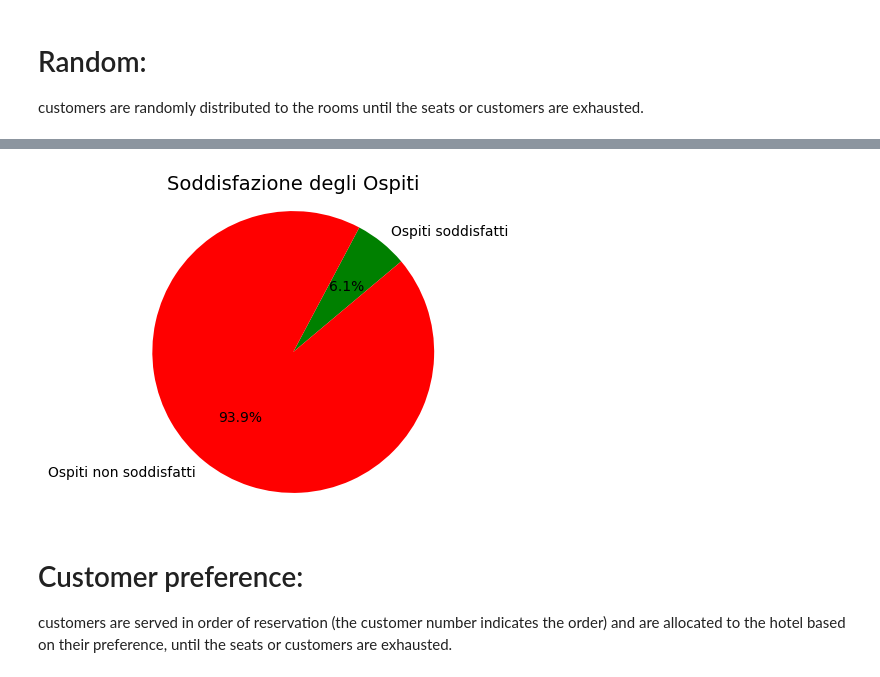
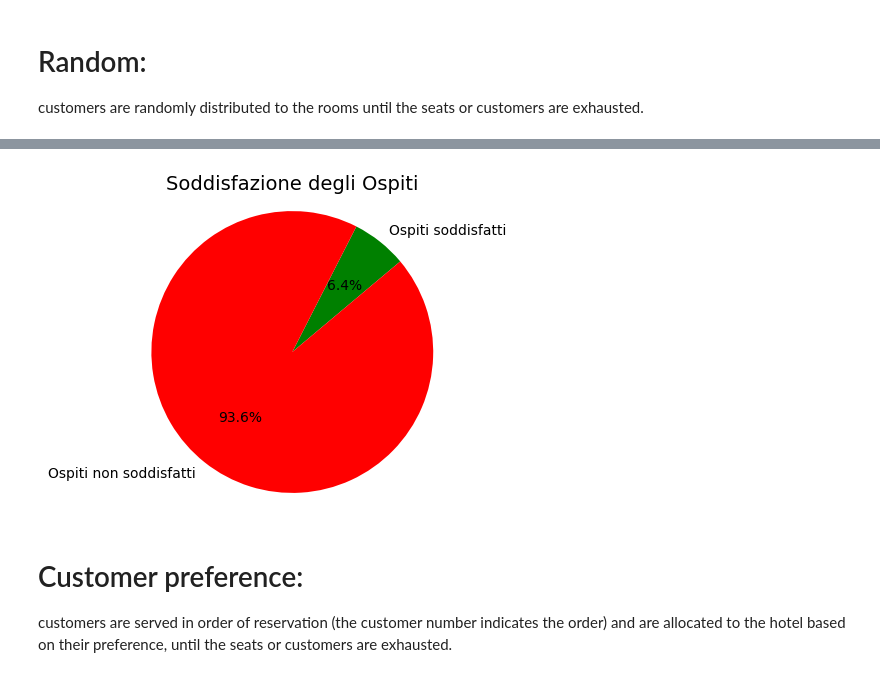
Before and after one commit to raul0807/Progetto-data-science, a Jupyter notebook: test.ipynb, the cells around one changed output, grey strips where cells are left out. Saved outputs shown, nothing was run; the diff lists cells and outputs as text; code cells hidden in the pictures.

```diff
--- a/test.ipynb
+++ b/test.ipynb
@@ -104,20 +104,20 @@ Guadagni totali di ogni hotel:
 [4000 rows x 3 columns]
 # %%
 labels = ['Ospiti soddisfatti', 'Ospiti non soddisfatti']
-sizes = [ospiti_soddisfatti, 4000-ospiti_soddisfatti]
+sizes = [ospiti_soddisfatti, len(guest_ex)-ospiti_soddisfatti]
 colors = ['green', 'red']
 plt.figure(figsize=(4, 4))
 plt.pie(sizes, labels=labels, colors=colors, autopct='%1.1f%%', startangle=40)
 plt.title('Soddisfazione degli Ospiti', fontsize=14)
 plt.axis('equal')
 plt.show()
 # creating a plot that shows how many guest were satisfied accordin to their preferences
 #.figure create the figure considering the size that i choose
 #.axis to have the circle
 #.title the title of the graph
 #.show just show the image
 # %% [output]
-[figure, old version]
+[figure, new version]
 # %% [markdown]
 # Customer preference:
 customers are served in order of reservation (the customer
```
Also changed, not shown: parts of 4 cells of this notebook, 5 other files.
